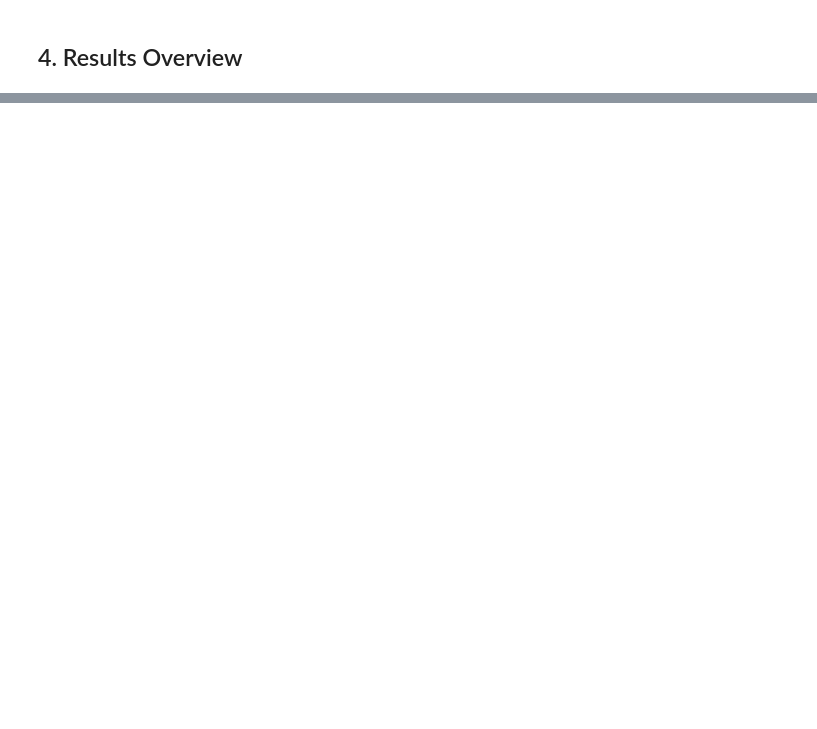
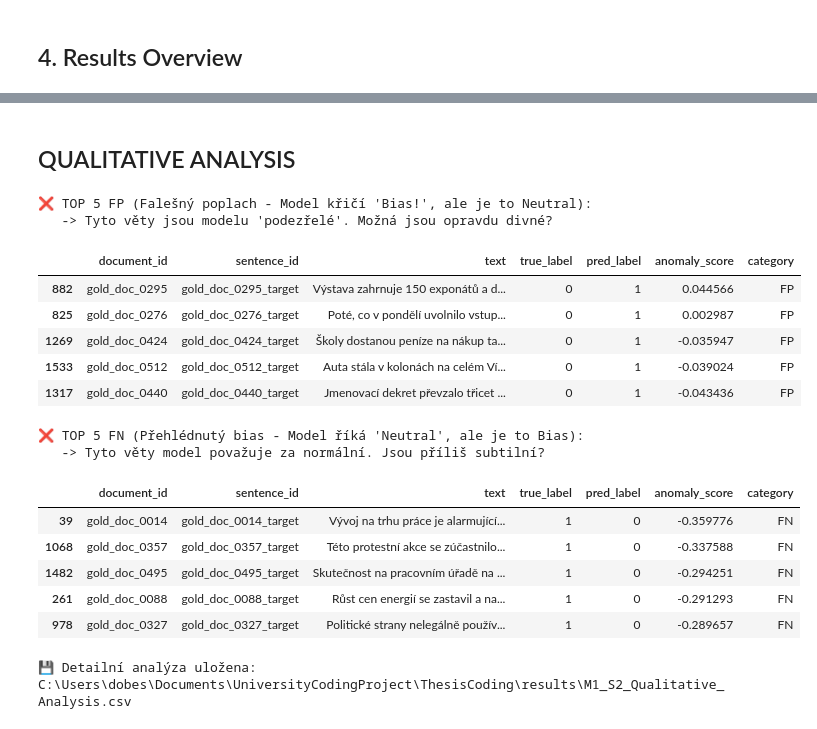
Before and after one commit to Dobes-Michal-Tobias/ThesisCoding, a Jupyter notebook: notebooks/04_M1_S2_Unsupervised_Sentence.ipynb, the cells around one changed output, grey strips where cells are left out. Saved outputs shown, nothing was run; the diff lists cells and outputs as text; code cells hidden in the pictures; blank space fills up the shorter version.

```diff
--- a/notebooks/04_M1_S2_Unsupervised_Sentence.ipynb
+++ b/notebooks/04_M1_S2_Unsupervised_Sentence.ipynb
@@ -261,0 +715,62 @@ else:
+# %% [markdown]
+## QUALITATIVE ANALYSIS
+# %%
+# =============================================================================
+# 8. QUALITATIVE ANALYSIS (Detailní pohled na chyby)
+# =============================================================================
+
+# 1. Vezmeme existující metadata
+df_qual = data_best['meta_test'].copy()
+
+# 2. Přidáme výsledky
+df_qual['true_label'] = y_test
+df_qual['pred_label'] = p_test
+df_qual['anomaly_score'] = s_test
+
+# 3. Určení kategorie (TP, TN, FP, FN)
+conds = [
+    (df_qual['true_label'] == 1) & (df_qual['pred_label'] == 1), # TP (Bias odhalen)
+    (df_qual['true_label'] == 0) & (df_qual['pred_label'] == 0), # TN (Neutral poznán)
+    (df_qual['true_label'] == 0) & (df_qual['pred_label'] == 1), # FP (Falešný poplach)
+    (df_qual['true_label'] == 1) & (df_qual['pred_label'] == 0)  # FN (Přehlédnutý bias)
+]
+
+df_qual['category'] = np.select(conds, ['TP', 'TN', 'FP', 'FN'], default='UNKNOWN')
+
+# 4. Úklid sloupců
+preferred_cols = ['document_id', 'sentence_id', 'text', 'true_label', 'pred_label', 'anomaly_score', 'category']
+final_cols = [c for c in preferred_cols if c in df_qual.columns]
+remaining_cols = [c for c in df_qual.columns if c not in final_cols]
+df_qual = df_qual[final_cols + remaining_cols]
+
+# 5. Výpis TOP chyb
+print(f"\n❌ TOP 5 FP (Falešný poplach - Model křičí 'Bias!', ale je to Neutral):")
+print("   -> Tyto věty jsou modelu 'podezřelé'. Možná jsou opravdu divné?")
+display(df_qual[df_qual['category'] == 'FP'].sort_values('anomaly_score', ascending=False).head(5))
+
+print(f"\n❌ TOP 5 FN (Přehlédnutý bias - Model říká 'Neutral', ale je to Bias):")
+print("   -> Tyto věty model považuje za normální. Jsou příliš subtilní?")
+display(df_qual[df_qual['category'] == 'FN'].sort_values('anomaly_score', ascending=True).head(5))
+
+# 6. Uložení
+save_path = config.RESULTS_DIR / "M1_S2_Qualitative_Analysis.csv"
+df_qual.to_csv(save_path, index=False)
+print(f"\n💾 Detailní analýza uložena: {save_path}")
+# %% [output]
+❌ TOP 5 FP (Falešný poplach - Model křičí 'Bias!', ale je to Neutral):
+   -> Tyto věty jsou modelu 'podezřelé'. Možná jsou opravdu divné?
+|  | document_id | sentence_id | text | true_label | pred_label | anomaly_score | category |
+| 882 | gold_doc_0295 | gold_doc_0295_target | Výstava zahrnuje 150 exponátů a d... | 0 | 1 | 0.044566 | FP |
+| 825 | gold_doc_0276 | gold_doc_0276_target | Poté, co v pondělí uvolnilo vstup... | 0 | 1 | 0.002987 | FP |
+| 1269 | gold_doc_0424 | gold_doc_0424_target | Školy dostanou peníze na nákup ta... | 0 | 1 | -0.035947 | FP |
+| 1533 | gold_doc_0512 | gold_doc_0512_target | Auta stála v kolonách na celém Ví... | 0 | 1 | -0.039024 | FP |
+| 1317 | gold_doc_0440 | gold_doc_0440_target | Jmenovací dekret převzalo třicet ... | 0 | 1 | -0.043436 | FP |
+❌ TOP 5 FN (Přehlédnutý bias - Model říká 'Neutral', ale je to Bias):
+   -> Tyto věty model považuje za normální. Jsou příliš subtilní?
+|  | document_id | sentence_id | text | true_label | pred_label | anomaly_score | category |
+| 39 | gold_doc_0014 | gold_doc_0014_target | Vývoj na trhu práce je alarmující... | 1 | 0 | -0.359776 | FN |
+| 1068 | gold_doc_0357 | gold_doc_0357_target | Této protestní akce se zúčastnilo... | 1 | 0 | -0.337588 | FN |
+| 1482 | gold_doc_0495 | gold_doc_0495_target | Skutečnost na pracovním úřadě na ... | 1 | 0 | -0.294251 | FN |
+| 261 | gold_doc_0088 | gold_doc_0088_target | Růst cen energií se zastavil a na... | 1 | 0 | -0.291293 | FN |
+| 978 | gold_doc_0327 | gold_doc_0327_target | Politické strany nelegálně použív... | 1 | 0 | -0.289657 | FN |
+💾 Detailní analýza uložena: C:\Users\dobes\Documents\UniversityCodingProject\ThesisCoding\results\M1_S2_Qualitative_Analysis.csv
```
Also changed, not shown: parts of 11 cells of this notebook, 11 other files.
